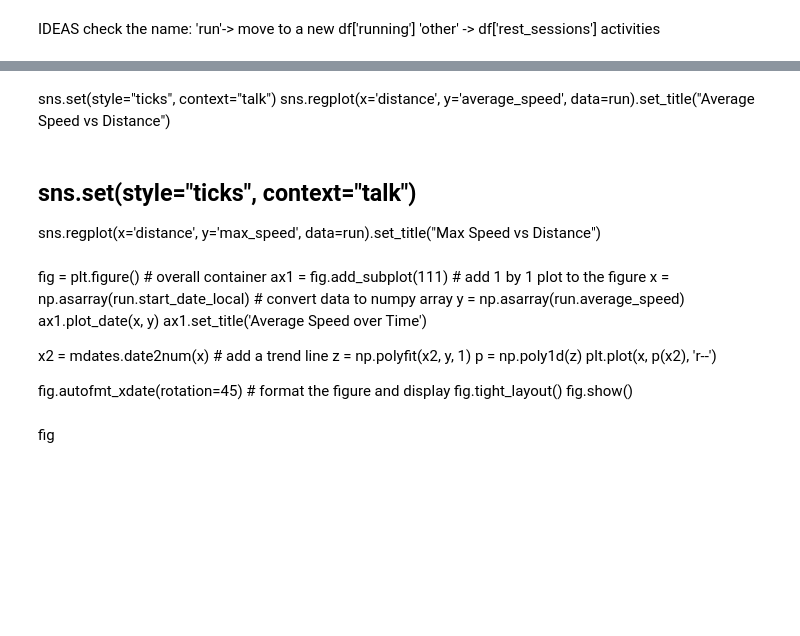
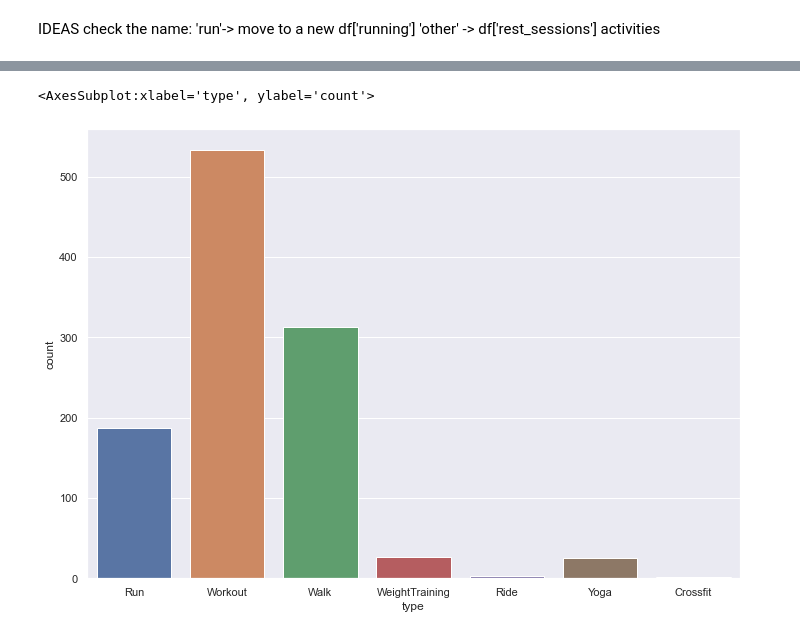
Before and after one commit to stobinaator/strava_stats, a Jupyter notebook: strava_running.ipynb, the cells around one changed output, grey strips where cells are left out. Cells and saved outputs as stored; diff of their text form; code cells hidden in the pictures; blank space fills up the shorter version.

```diff
--- a/strava_running.ipynb
+++ b/strava_running.ipynb
@@ -92,26 +112,8 @@ activities['type'].value_counts()
+# %%
+sns.countplot(x='type',
+              data=activities)
+# %% [output]
+<AxesSubplot:xlabel='type', ylabel='count'>
+[figure, added]
 # %%
 run = activities.loc[activities['type'] == 'Run']
-# %% [markdown]
-sns.set(style="ticks", context="talk")
-sns.regplot(x='distance', y='average_speed', data=run).set_title("Average Speed vs Distance")
-# %% [markdown]
-## sns.set(style="ticks", context="talk")
-sns.regplot(x='distance', y='max_speed', data=run).set_title("Max Speed vs Distance")
-# %% [markdown]
-fig = plt.figure() # overall container
-ax1 = fig.add_subplot(111) # add 1 by 1 plot to the figure
-x = np.asarray(run.start_date_local) # convert data to numpy array
-y = np.asarray(run.average_speed)
-ax1.plot_date(x, y)
-ax1.set_title('Average Speed over Time')
-
-x2 = mdates.date2num(x) # add a trend line
-z = np.polyfit(x2, y, 1)
-p = np.poly1d(z)
-plt.plot(x, p(x2), 'r--')
-
-fig.autofmt_xdate(rotation=45) # format the figure and display
-fig.tight_layout()
-fig.show()
-# %% [markdown]
-fig
```
Also changed, not shown: parts of 13 cells of this notebook.
